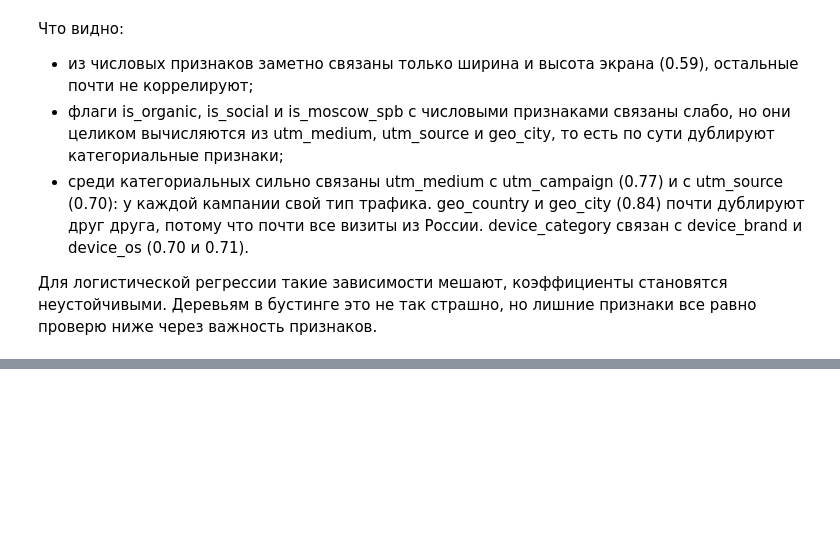
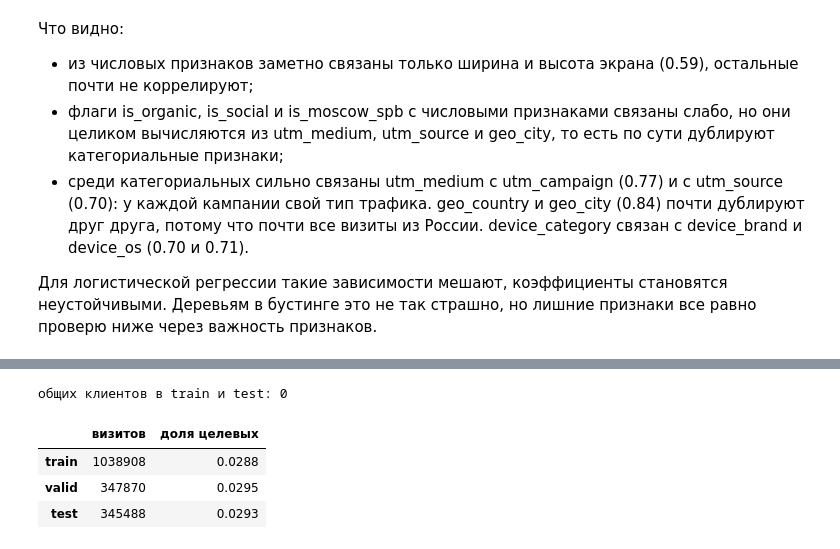
Before and after one commit to Alikonchik-Kaedahara/sber_auto_subscription, a Jupyter notebook: 02_model.ipynb, the cells around one changed output, grey strips where cells are left out. Cells and saved outputs as stored; diff of their text form; code cells hidden in the pictures; blank space fills up the shorter version.

Commit message:
split by clients, baseline and logreg

```diff
--- a/02_model.ipynb
+++ b/02_model.ipynb
@@ -166,0 +171,21 @@ plt.show()
+# %%
+groups = df['client_id'].values
+train_idx, rest_idx = next(GroupShuffleSplit(n_splits=1, test_size=0.4, random_state=42).split(X, y, groups))
+valid_pos, test_pos = next(GroupShuffleSplit(n_splits=1, test_size=0.5, random_state=42)
+                           .split(rest_idx, groups=groups[rest_idx]))
+valid_idx, test_idx = rest_idx[valid_pos], rest_idx[test_pos]
+
+X_train, y_train = X.iloc[train_idx], y[train_idx]
+X_valid, y_valid = X.iloc[valid_idx], y[valid_idx]
+X_test, y_test = X.iloc[test_idx], y[test_idx]
+
+print('общих клиентов в train и test:', len(set(groups[train_idx]) & set(groups[test_idx])))
+pd.DataFrame({'визитов': [len(y_train), len(y_valid), len(y_test)],
+              'доля целевых': [y_train.mean(), y_valid.mean(), y_test.mean()]},
+             index=['train', 'valid', 'test']).round(4)
+# %% [output]
+общих клиентов в train и test: 0
+|  | визитов | доля целевых |
+| train | 1038908 | 0.0288 |
+| valid | 347870 | 0.0295 |
+| test | 345488 | 0.0293 |
```
Also changed, not shown: parts of 5 cells of this notebook.
